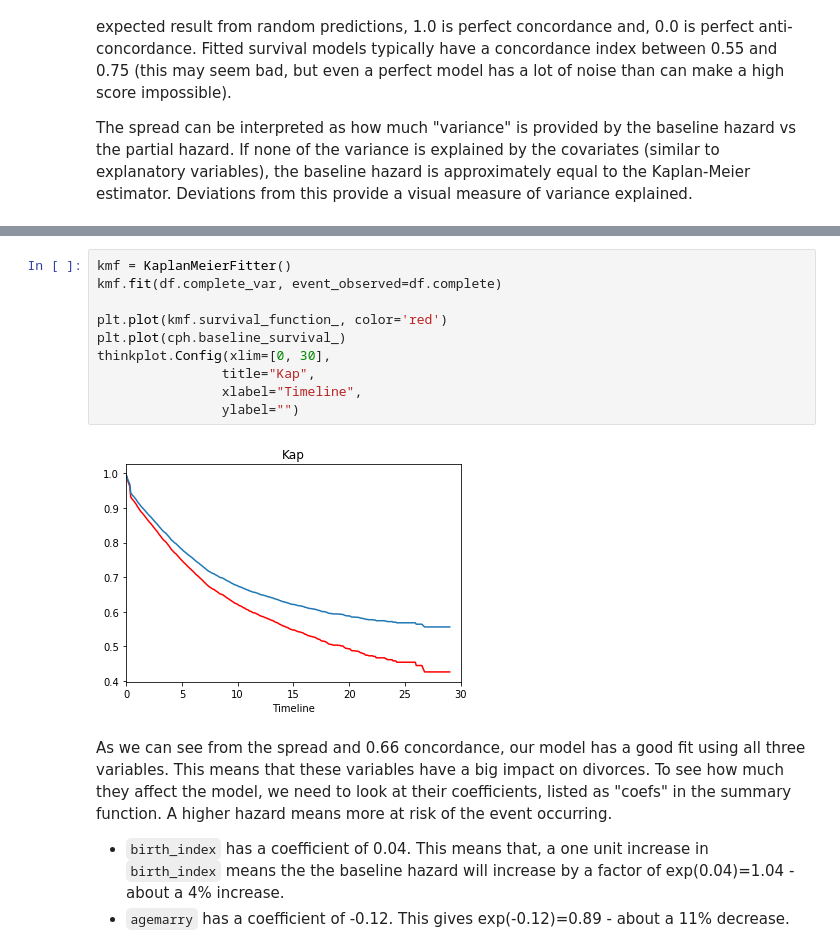
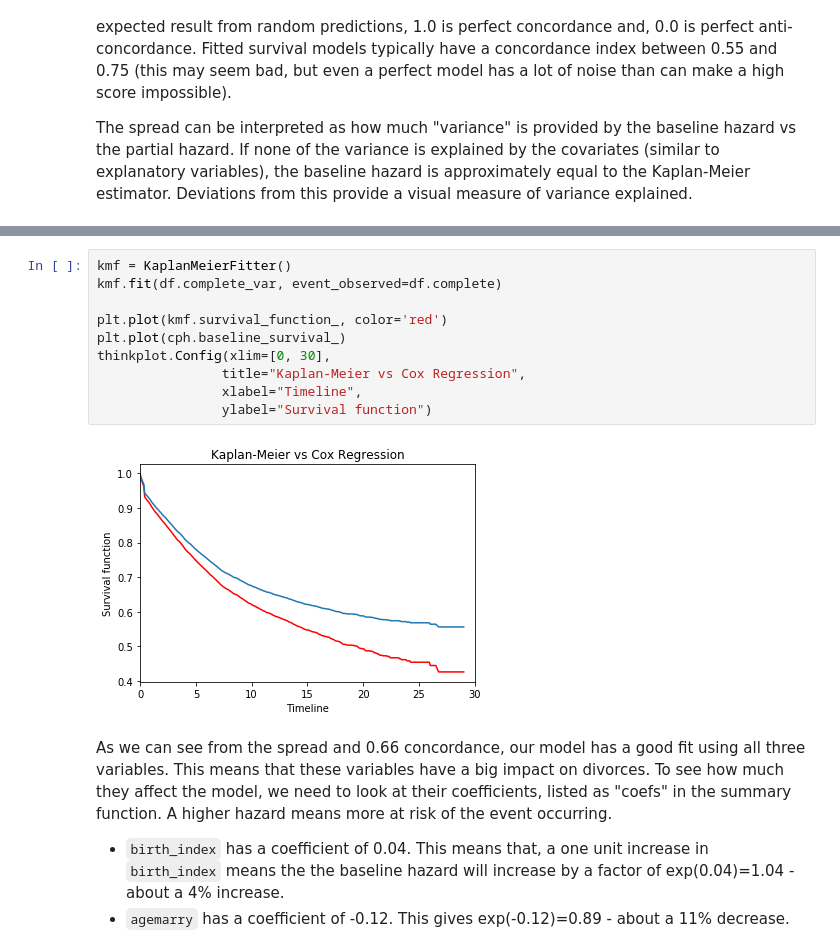
Before and after one commit to filipefborba/MarriageNSFG, a Jupyter notebook: project2/project2.ipynb, the cells around one changed output, grey strips where cells are left out. Cells and saved outputs as stored; diff of their text form.

```diff
--- a/project2/project2.ipynb
+++ b/project2/project2.ipynb
@@ -375,15 +379,15 @@ Log-likelihood ratio test = 1429.96 on 3 df, -log2(p)=1026.58
 # %%
 kmf = KaplanMeierFitter()
 kmf.fit(df.complete_var, event_observed=df.complete)
 
 plt.plot(kmf.survival_function_, color='red')
 plt.plot(cph.baseline_survival_)
 thinkplot.Config(xlim=[0, 30],
-                title="Kap",
+                title="Kaplan-Meier vs Cox Regression",
                 xlabel="Timeline",
-                ylabel="")
+                ylabel="Survival function")
 # %% [output]
-[figure, old version]
+[figure, new version]
 # %% [markdown]
 As we can see from the spread and 0.66 concordance, our model has a good fit using all three variables. This means that these variables have a big impact on divorces. To see how much they affect the model, we need to look at their coefficients, listed as "coefs" in the summary function. A higher hazard means more at risk of the event occurring.
 
```
Also changed, not shown: parts of 15 cells of this notebook, 4 other files.
